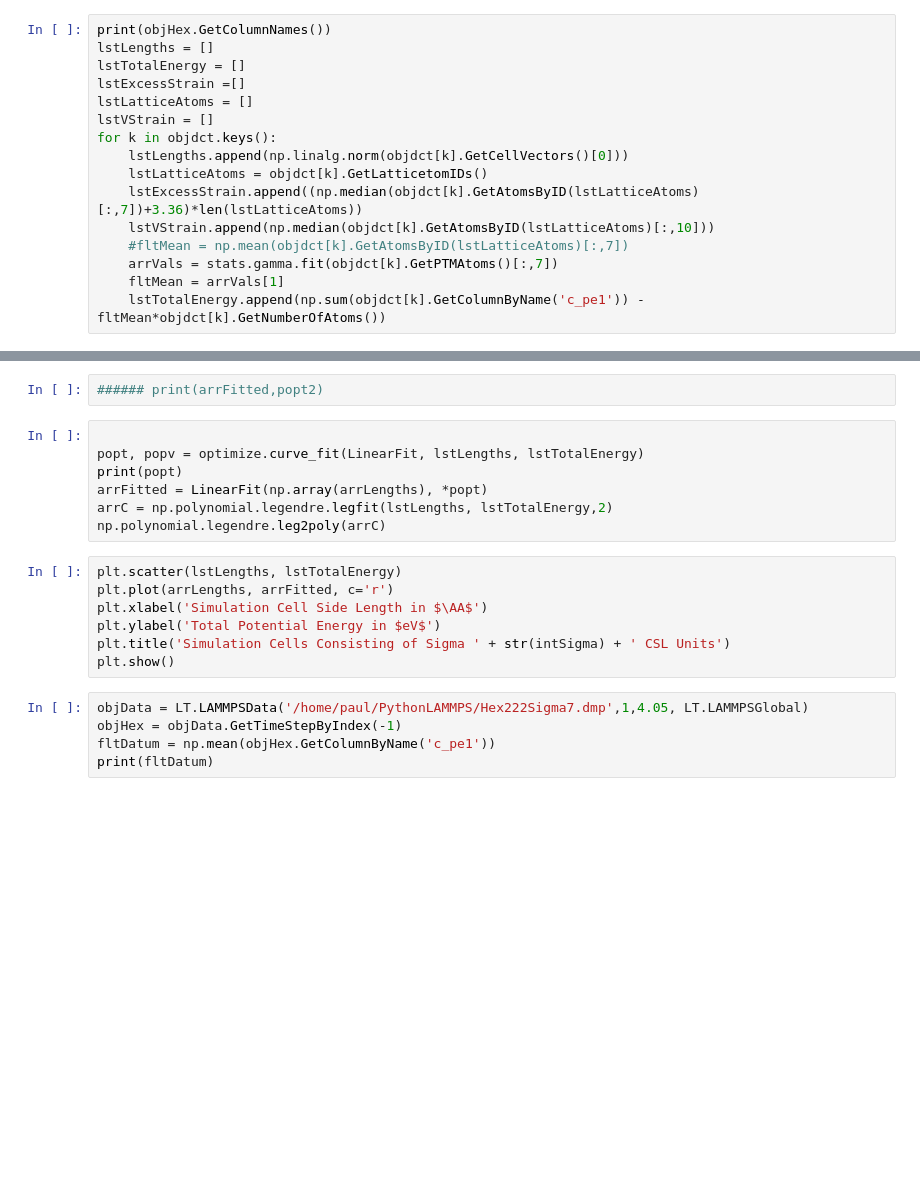
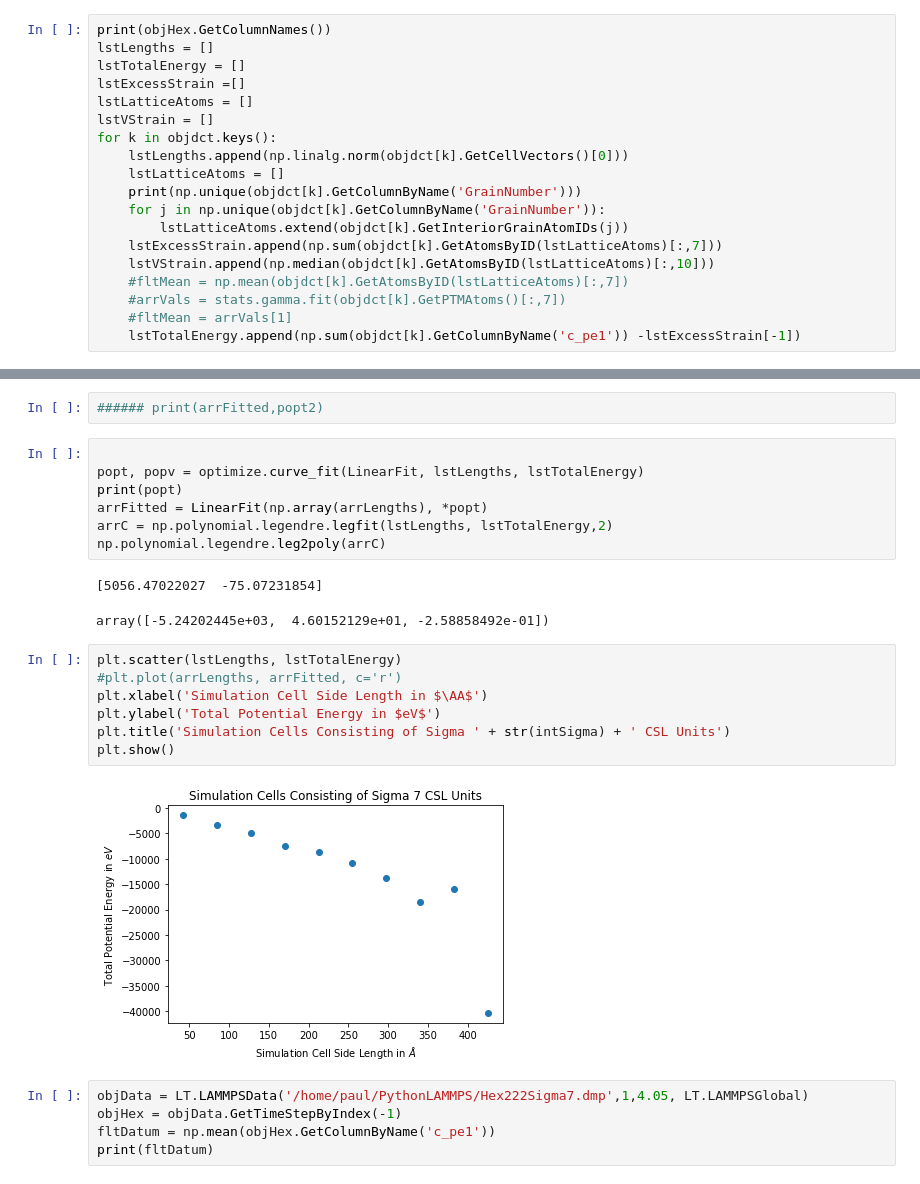
Before and after one commit to PaulTwine/TripleLines.github.io, a Jupyter notebook: Excess Energy Hex.ipynb, the cells around one changed output, grey strips where cells are left out. Cells and saved outputs as stored; diff of their text form; blank space fills up the shorter version.

```diff
--- a/Excess Energy Hex.ipynb
+++ b/Excess Energy Hex.ipynb
@@ -33,10 +42,13 @@ lstLatticeAtoms = []
 lstVStrain = []
 for k in objdct.keys():
     lstLengths.append(np.linalg.norm(objdct[k].GetCellVectors()[0]))
-    lstLatticeAtoms = objdct[k].GetLatticetomIDs()
-    lstExcessStrain.append((np.median(objdct[k].GetAtomsByID(lstLatticeAtoms)[:,7])+3.36)*len(lstLatticeAtoms))
+    lstLatticeAtoms = []
+    print(np.unique(objdct[k].GetColumnByName('GrainNumber')))
+    for j in np.unique(objdct[k].GetColumnByName('GrainNumber')):
+        lstLatticeAtoms.extend(objdct[k].GetInteriorGrainAtomIDs(j))
+    lstExcessStrain.append(np.sum(objdct[k].GetAtomsByID(lstLatticeAtoms)[:,7]))
     lstVStrain.append(np.median(objdct[k].GetAtomsByID(lstLatticeAtoms)[:,10]))
     #fltMean = np.mean(objdct[k].GetAtomsByID(lstLatticeAtoms)[:,7])
-    arrVals = stats.gamma.fit(objdct[k].GetPTMAtoms()[:,7])
-    fltMean = arrVals[1]
-    lstTotalEnergy.append(np.sum(objdct[k].GetColumnByName('c_pe1')) -fltMean*objdct[k].GetNumberOfAtoms())
+    #arrVals = stats.gamma.fit(objdct[k].GetPTMAtoms()[:,7])
+    #fltMean = arrVals[1]
+    lstTotalEnergy.append(np.sum(objdct[k].GetColumnByName('c_pe1')) -lstExcessStrain[-1])
@@ -79,13 +109,18 @@ print(popt)
 arrFitted = LinearFit(np.array(arrLengths), *popt)
 arrC = np.polynomial.legendre.legfit(lstLengths, lstTotalEnergy,2)
 np.polynomial.legendre.leg2poly(arrC)
+# %% [output]
+[5056.47022027  -75.07231854]
+array([-5.24202445e+03,  4.60152129e+01, -2.58858492e-01])
 # %%
 plt.scatter(lstLengths, lstTotalEnergy)
-plt.plot(arrLengths, arrFitted, c='r')
+#plt.plot(arrLengths, arrFitted, c='r')
 plt.xlabel('Simulation Cell Side Length in $\AA$')
 plt.ylabel('Total Potential Energy in $eV$')
 plt.title('Simulation Cells Consisting of Sigma ' + str(intSigma) + ' CSL Units')
 plt.show()
+# %% [output]
+[figure, added]
 # %%
 objData = LT.LAMMPSData('/home/paul/PythonLAMMPS/Hex222Sigma7.dmp',1,4.05, LT.LAMMPSGlobal)
 objHex = objData.GetTimeStepByIndex(-1)
```
Also changed, not shown: parts of 6 cells of this notebook.
